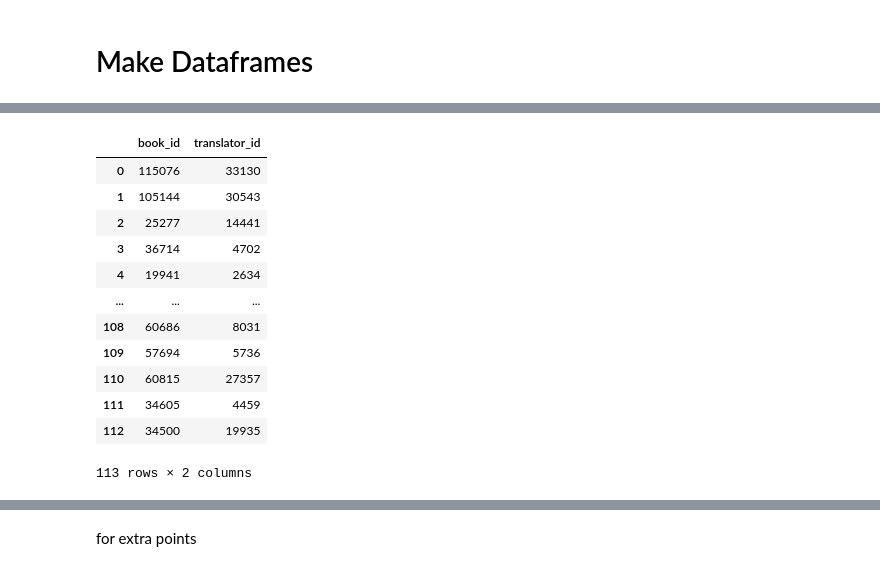
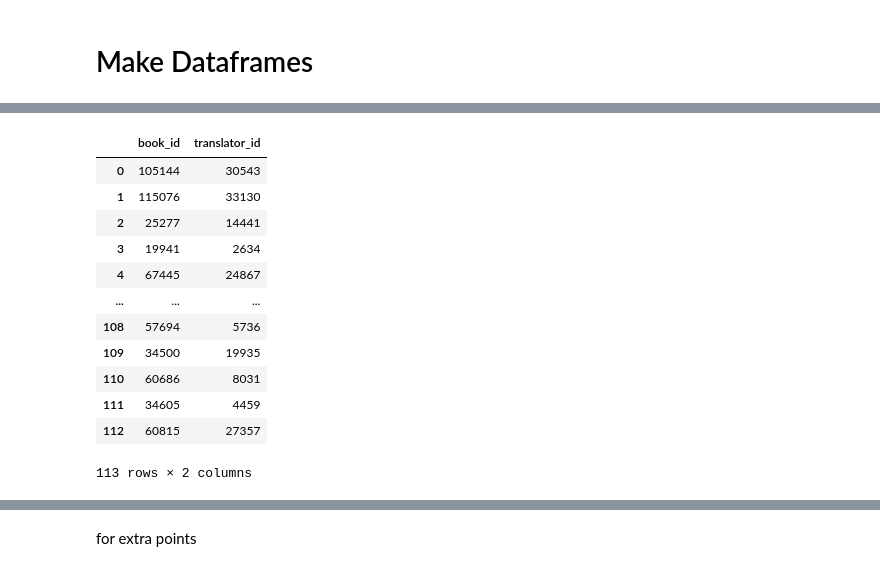
Before and after one commit to sinaaasghari/Booktopia, a Jupyter notebook: scrap.ipynb, the cells around one changed output, grey strips where cells are left out. Cells and saved outputs as stored; diff of their text form; code cells hidden in the pictures.

```diff
--- a/scrap.ipynb
+++ b/scrap.ipynb
@@ -654,21 +657,22 @@ table_of_writer_page
 188 rows × 3 columns
 # %%
-table_of_translator=pd.DataFrame(books_translators_data_list).drop_duplicates(subset=['book_id','translator_id'])
-table_of_translator=table_of_translator[(table_of_translator['book_id']!=-1) & (table_of_translator['translator_id']!=-1)]
-table_of_translator.to_csv('./translator.csv',index=False,encoding='utf-8')
+table_of_translator = pd.DataFrame(books_translators_data_list).drop_duplicates(subset=['book_id', 'translator_id'])
+table_of_translator = table_of_translator[
+    (table_of_translator['book_id'] != -1) & (table_of_translator['translator_id'] != -1)]
+table_of_translator.to_csv('./translator.csv', index=False, encoding='utf-8')
 table_of_translator
 # %% [output]
 |  | book_id | translator_id |
-| 0 | 115076 | 33130 |
-| 1 | 105144 | 30543 |
+| 0 | 105144 | 30543 |
+| 1 | 115076 | 33130 |
 | 2 | 25277 | 14441 |
-| 3 | 36714 | 4702 |
-| 4 | 19941 | 2634 |
+| 3 | 19941 | 2634 |
+| 4 | 67445 | 24867 |
 | ... | ... | ... |
-| 108 | 60686 | 8031 |
-| 109 | 57694 | 5736 |
-| 110 | 60815 | 27357 |
+| 108 | 57694 | 5736 |
+| 109 | 34500 | 19935 |
+| 110 | 60686 | 8031 |
 | 111 | 34605 | 4459 |
-| 112 | 34500 | 19935 |
+| 112 | 60815 | 27357 |
 113 rows × 2 columns
 # %%
```
Also changed, not shown: parts of 32 cells of this notebook.
